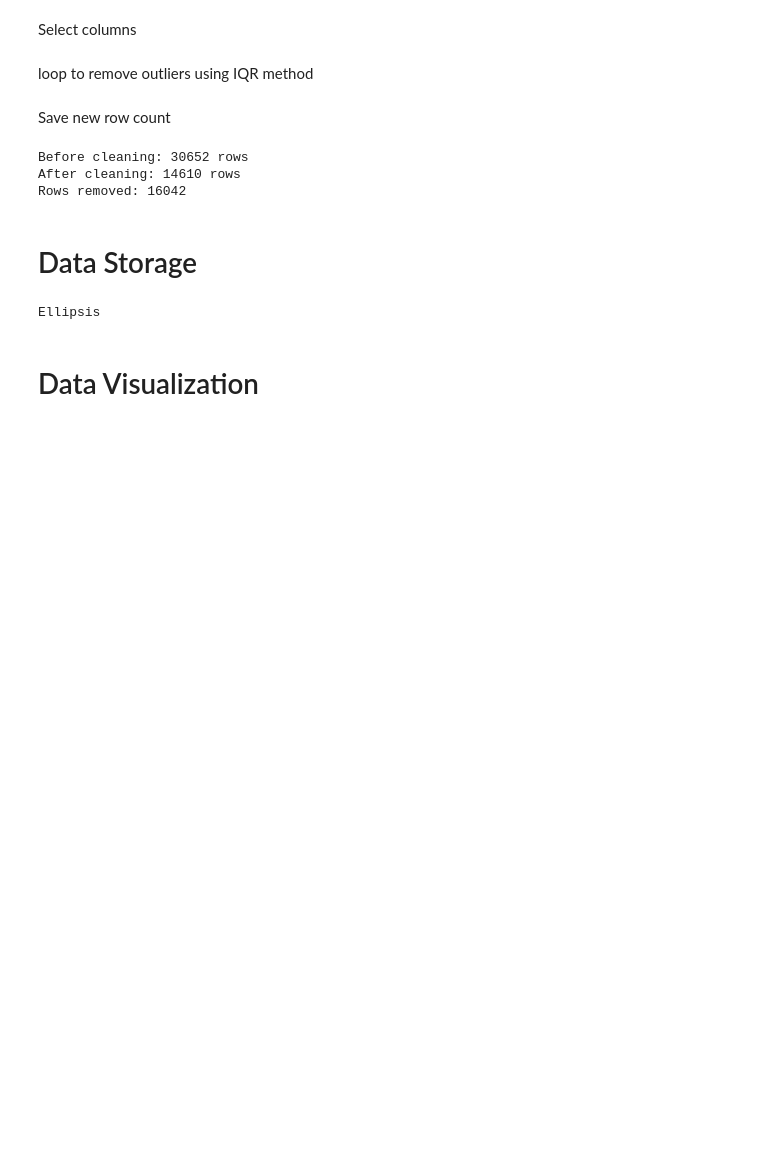
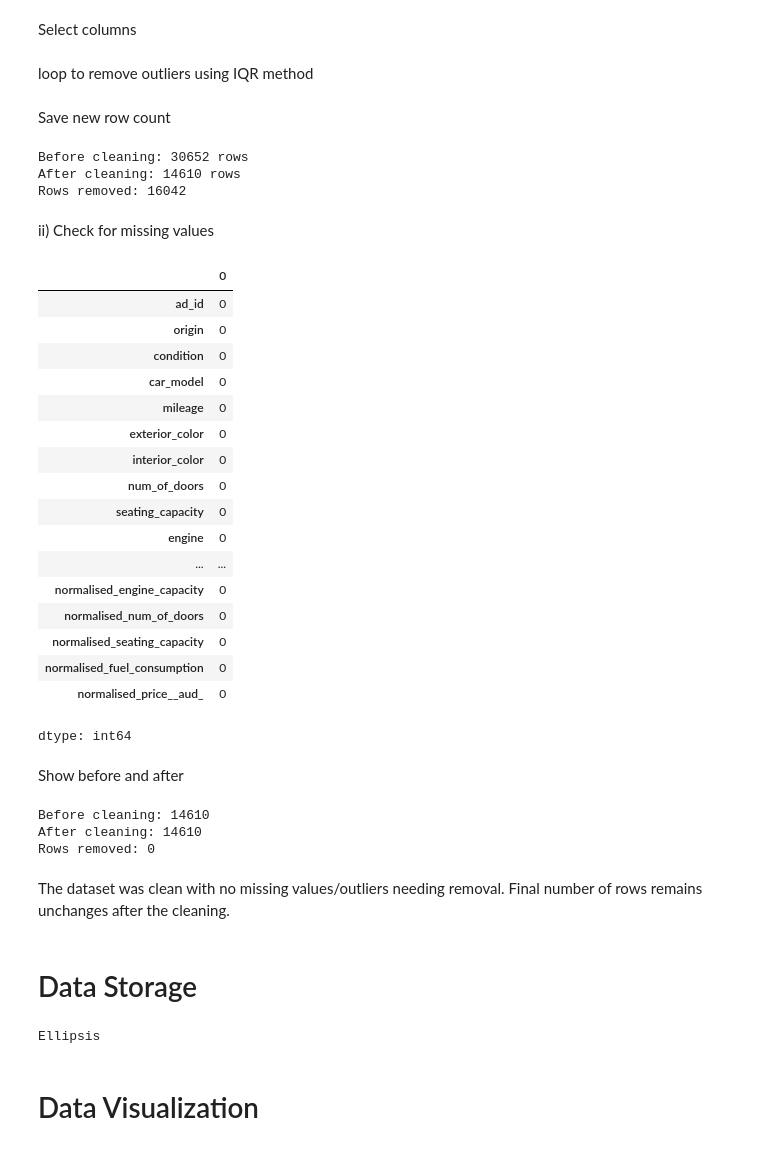
Before and after one commit to gvosper25/3009ICT-Assignmnet, a Jupyter notebook: 3009ICT_Assignment.ipynb, the cells around one changed output. Drawn from its saved outputs; the diff is of its cells as text; code cells hidden in the pictures; blank space fills up the shorter version.

```diff
--- a/3009ICT_Assignment.ipynb
+++ b/3009ICT_Assignment.ipynb
@@ -201,6 +201,44 @@ print(f"Rows removed: {before_cleaning_rows - after_cleaning_rows}")
 Before cleaning: 30652 rows
 After cleaning: 14610 rows
 Rows removed: 16042
+# %% [markdown]
+ii) Check for missing values
+# %%
+car_data.isnull().sum()
+# %% [output]
+|  | 0 |
+| ad_id | 0 |
+| origin | 0 |
+| condition | 0 |
+| car_model | 0 |
+| mileage | 0 |
+| exterior_color | 0 |
+| interior_color | 0 |
+| num_of_doors | 0 |
+| seating_capacity | 0 |
+| engine | 0 |
+| ... | ... |
+| normalised_engine_capacity | 0 |
+| normalised_num_of_doors | 0 |
+| normalised_seating_capacity | 0 |
+| normalised_fuel_consumption | 0 |
+| normalised_price__aud_ | 0 |
+dtype: int64
+# %% [markdown]
+Show before and after
+# %%
+original_row_count = car_data.shape[0]
+before_cleaning_rows = original_row_count
+after_cleaning_rows = car_data.shape[0]
+print(f"Before cleaning: {before_cleaning_rows}")
+print(f"After cleaning: {after_cleaning_rows}")
+print(f"Rows removed: {before_cleaning_rows-after_cleaning_rows}")
+# %% [output]
+Before cleaning: 14610
+After cleaning: 14610
+Rows removed: 0
+# %% [markdown]
+The dataset was clean with no missing values/outliers needing removal. Final number of rows remains unchanges after the cleaning.
 # %% [markdown]
 # Data Storage
 # %%
```
Also changed, not shown: parts of 1 cell of this notebook.
